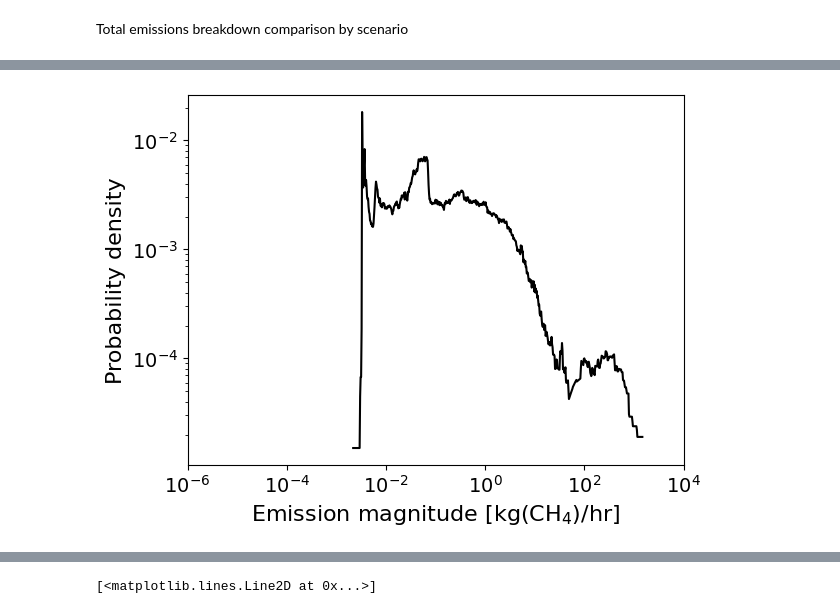
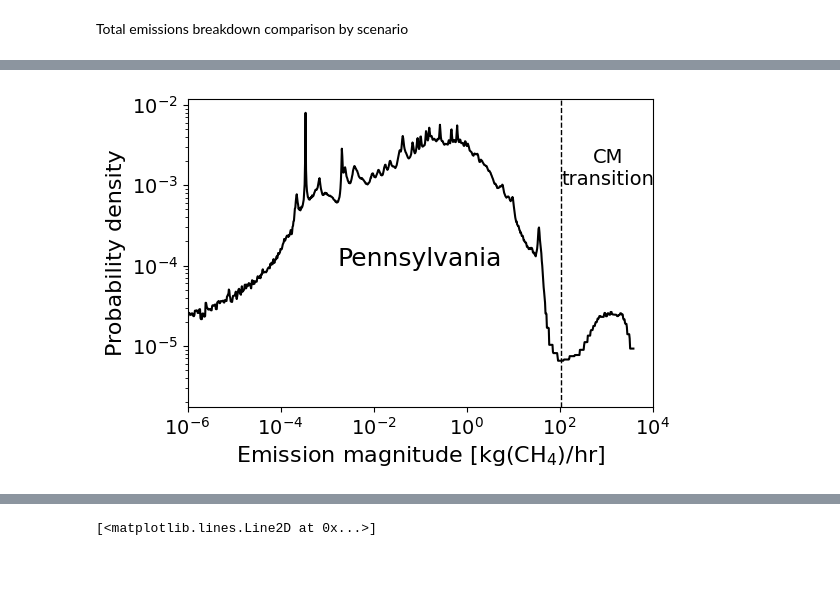
Before and after one commit to esherwin/MethaneDistributions, a Jupyter notebook: DistributionsMain.ipynb, the cells around one changed output, grey strips where cells are left out. Cells and saved outputs as stored; diff of their text form; code cells hidden in the pictures; blank space fills up the shorter version.

```diff
--- a/DistributionsMain.ipynb
+++ b/DistributionsMain.ipynb
@@ -1316,7 +1492,7 @@ plt.savefig('Uinta distribution loglog 20221101.pdf', format='pdf', bbox_inches=
 ax = plt.gca()
 
 # Loglog of full distribution
-plt.loglog(KairosBarnett['Emission magnitude [kgh]'], 1 - KairosBarnett['Cumulative fraction of sites'], linewidth=2, color=colors[0], linestyle="solid")
+plt.loglog(KairosBarnett['Emission magnitude [kgh]'], 1 - KairosBarnett['Cumulative fraction of sites'] + KairosBarnett.loc[0, 'Cumulative fraction of sites'], linewidth=2, color=colors[0], linestyle="solid")
 
 # Min detected
 # plt.axvline(BarnettMinDetected, color=colors[0], linestyle="--", lw=1, label="CM min detected")
@@ -1333,15 +1509,17 @@ lognormCdfNMAll = scipy.stats.lognorm.cdf(x=xx, s=BarnettLogNormal[0], loc=Barne
 plt.loglog(xx, 1 - lognormCdfNMAll, linewidth=2, color=colors[1])
 
 # Power law approximation
-plt.loglog([10**2, 10**4], [10**0, 10**-6],color='firebrick',
+plt.loglog([10**1.5, 10**4], [10**0, 10**-5],color='firebrick',
          linestyle='dashed',linewidth=2)
-ax.text(10**2.2, 10**-0.4, 'alpha=3', fontsize=16, color='firebrick', rotation='horizontal')
+ax.text(10**2.2, 10**-0.4, 'alpha=2', fontsize=16, color='firebrick', rotation='horizontal')
 
+plt.axvline(surveyStats.loc['Fort_Worth_2021', 'Transition point'], color=colors[0], linestyle='-', lw=1.5)
+plt.text(10**1, 10**-4, 'CM\ntransition', size=14, color='black', rotation=0, ha='center')
 plt.xlabel('Emission magnitude [kg(CH4)/hr]', size=16)
 plt.ylabel('Cumulative fraction of sites\nSmallest to largest', size=16)
 plt.xticks(fontsize=14)
 plt.yticks(fontsize=14)
-ax.set_ylim(0.0001, 1.01)
+ax.set_ylim(10**-5, 1.01)
 # ax.set_ylim(10**-1, 10**0)
 ax.set_xlim(10**-3, 10**4)
 plt.legend(['Kairos 2021'],
@@ -1351,5 +1529,7 @@ plt.text(10**-2.4, 10**-2, 'Fort Worth', fontsize=24, color='black', rotation=0,
 # plt.semilogx(CMUinta2020['Emission magnitude [kgh]'], CMUinta2020['Cumulative emissions fraction [%]'], linewidth=2, color="black")
 # ax.axvline(KairosMinDetect, color="saddlebrown", linestyle="--", lw=2, label="Kairos min detect")
 # ax.axvline(KairosFullDetect, color="saddlebrown", linestyle="--", lw=2, label="Kairos full detect")
-plt.savefig('Fort Worth distribution loglog 20221102.pdf', format='pdf', bbox_inches="tight")
+
+plt.rcParams["figure.figsize"] = (6,4)
+plt.savefig('Fort Worth distribution loglog 20221107b.pdf', format='pdf', bbox_inches="tight")
 # plt.show()
@@ -2407,50 +2753,49 @@ q_knots = np.quantile(x, x_new)
 # %%
-# x_untransformed = kairosPermian.loc[kairosPermian['Emission magnitude [kgh]'] > 0,'Emission magnitude [kgh]']
-# y_untransformed = kairosPermian.loc[kairosPermian['Emission magnitude [kgh]'] > 0, 'Cumulative fraction of sites']
-#kairosPermian, CMPermian2019, CMPermian2020, CMPermian2021Summer, CMPermian2021Fall
-# CMCA2016, CMCA2017, CMCA2020COVID, CMCA2020, CMCA2021
-# CMAppalachia2021
-permian_dfs = [kairosPermian, CMPermian2019, CMPermian2020, CMPermian2021Summer, CMPermian2021Fall]
-ca_dfs = [CMCA2016, CMCA2017, CMCA2020COVID, CMCA2020, CMCA2021]
-dj_dss = [CMDJ2021Summer, CMDJ2021Fall]
-remaining_dfs = [CMAppalachia2021, CMUinta2020, KairosBarnett]
+# ca_dfs = [CMCA2016, CMCA2017, CMCA2020COVID, CMCA2020, CMCA2021]
+# dj_dfs = [CMDJ2021Summer, CMDJ2021Fall]
+# remaining_dfs = [CMAppalachia2021, CMUinta2020, KairosBarnett]
 
-# selected_dfs = permian_dfs
-# selected_dfs = ca_dfs
-# selected_dfs = dj_dss
-# selected_dfs = [CMAppalachia2021]
+
+# selected_dfs = dj_dfs
+selected_dfs = [CMAppalachia2021]
 # selected_dfs = [CMUinta2020]
-selected_dfs = [KairosBarnett]
+# selected_dfs = [KairosBarnett]
 for jj in np.arange(len(selected_dfs)):
     df = selected_dfs[jj]
     # Full distributions
     x = np.log10(df.loc[df['Emission magnitude [kgh]'] > 0,'Emission magnitude [kgh]'])
     y = df.loc[df['Emission magnitude [kgh]'] > 0, 'Cumulative fraction of sites']
     partial_detect = df.loc[df['Emission magnitude [kgh]'] > 0, 'Partial detection correction [%]']
 
     # Simulation-only PDFs
     # x = np.log10(df.loc[df['Emission magnitude Rutherford [kgh]'] > 0,'Emission magnitude Rutherford [kgh]'])
     # y = df.loc[df['Emission magnitude Rutherford [kgh]'] > 0, 'Cumulative fraction of sites']
 
     # x_even_log_space, yfit_even =  ecdfToLogLogPDF (df, knot_numbers=100)
     y_interp = scipy.interpolate.interp1d(x, y)
     partial_detect_interp = scipy.interpolate.interp1d(x, partial_detect)
     xx = np.arange(x.min(), x.max(), 0.01)
 
     # Drops the NaN introduced at the beginning of the y.diff() and partial detect and drops the last element of x
     # plt.loglog(10**(xx[:-1]), pd.DataFrame(y_interp(xx)).diff()[0][1:], color=colors[jj])
     plt.loglog(10**(xx[:-1]), pd.DataFrame(y_interp(xx)).diff()[0][1:]*(1 + pd.DataFrame(partial_detect_interp(xx))[0][1:]), color=colors[jj])
     plt.xlim(10**-6, 10**4)
+
+
+# Transition points
+plt.axvline(surveyStats.loc['Pennsylvania_2021', 'Transition point'], color=colors[0], linestyle='--', lw=1)
+plt.text(10**3.05, 10**-3, 'CM\ntransition', size=14, color='black', rotation=0, ha='center')
+
+plt.text(10**-1, 10**-4, 'Pennsylvania', size=18, color='black', rotation=0, ha='center')
+
 plt.xlabel('Emission magnitude [kg(CH$_4$)/hr]', fontsize=16)
 plt.ylabel('Probability density', fontsize=16)
 plt.xticks(fontsize=14)
 plt.yticks(fontsize=14)
-# plt.savefig('Permian PDF 20221105.pdf', format='pdf', bbox_inches="tight")
-# plt.savefig('San Joaquin PDF 20221105.pdf', format='pdf', bbox_inches="tight")
-# plt.savefig('Denver-Julesburg PDF 20221105.pdf', format='pdf', bbox_inches="tight")
-# plt.savefig('Pennsylvania PDF 20221105.pdf', format='pdf', bbox_inches="tight")
-# plt.savefig('Uinta PDF 20221105.pdf', format='pdf', bbox_inches="tight")
-# plt.savefig('Fort Worth PDF 20221105.pdf', format='pdf', bbox_inches="tight")
-plt.show()
+# plt.savefig('Denver-Julesburg PDF 20221107.pdf', format='pdf', bbox_inches="tight")
+plt.savefig('Pennsylvania PDF 20221107.pdf', format='pdf', bbox_inches="tight")
+# plt.savefig('Uinta PDF 20221107.pdf', format='pdf', bbox_inches="tight")
+# plt.savefig('Fort Worth PDF 20221107.pdf', format='pdf', bbox_inches="tight")
+# plt.show()
 # %% [output]
-[figure, old version]
+[figure, new version]
```
Also changed, not shown: parts of 41 cells of this notebook, 41 other files.
